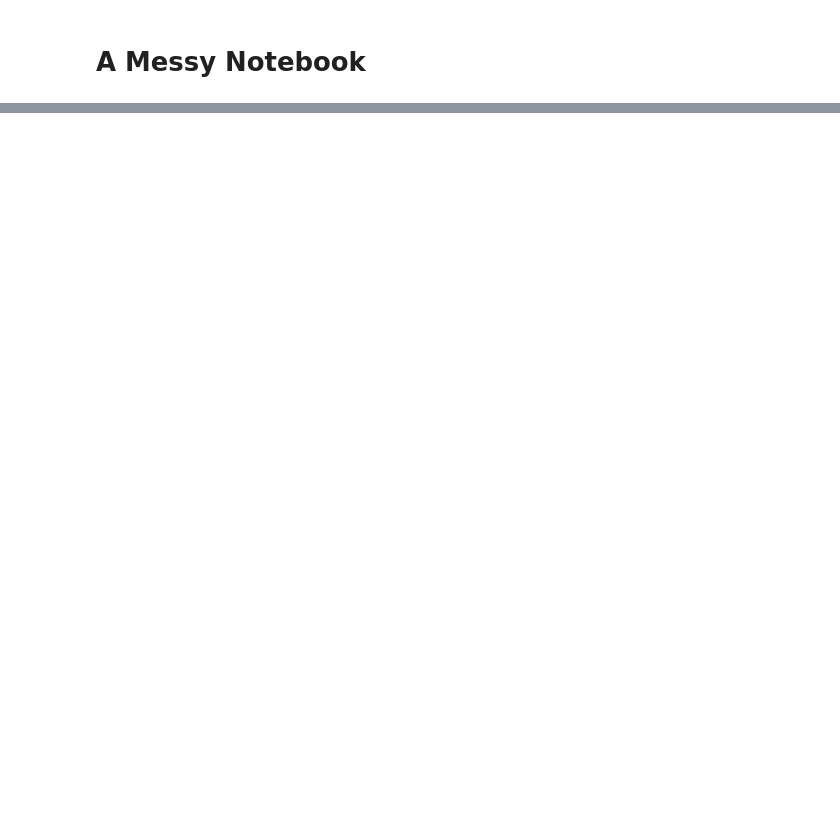
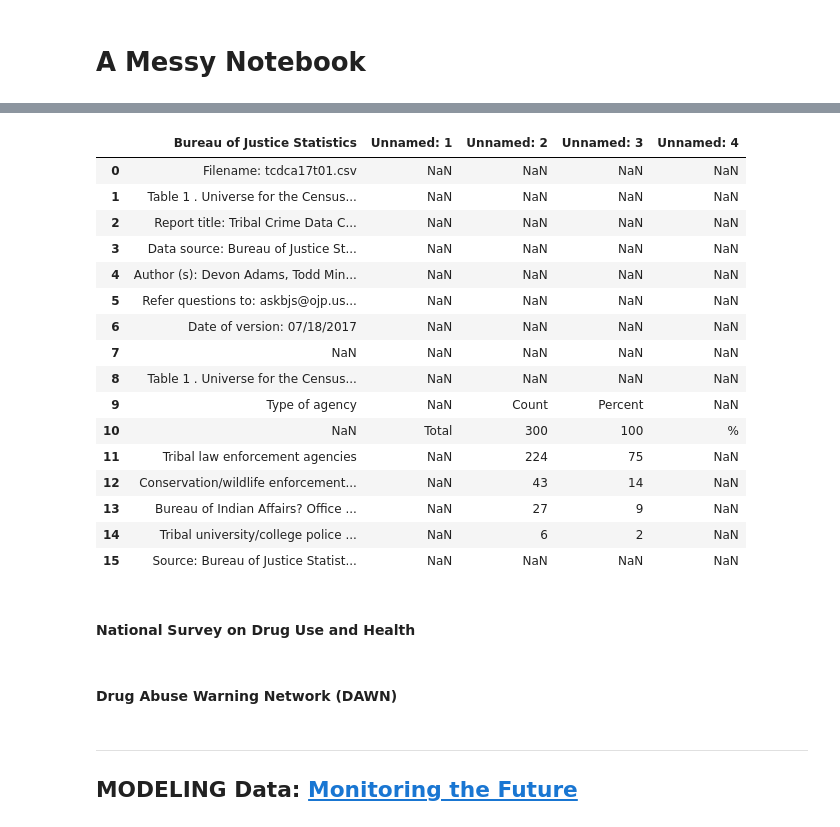
Before and after one commit to Luv2bnanook44/capstone_flatiron, a Jupyter notebook: workspace.ipynb, the cells around one changed output, grey strips where cells are left out. Cells and saved outputs as stored; diff of their text form; code cells hidden in the pictures; blank space fills up the shorter version.

```diff
--- a/workspace.ipynb
+++ b/workspace.ipynb
@@ -255,0 +130,22 @@ plot_confusion_matrix(lr, X_te_ohe, y_test)
+# %%
+tc
+# %% [output]
+|  | Bureau of Justice Statistics | Unnamed: 1 | Unnamed: 2 | Unnamed: 3 | Unnamed: 4 |
+| 0 | Filename: tcdca17t01.csv | NaN | NaN | NaN | NaN |
+| 1 | Table 1 . Universe for the Census... | NaN | NaN | NaN | NaN |
+| 2 | Report title: Tribal Crime Data C... | NaN | NaN | NaN | NaN |
+| 3 | Data source: Bureau of Justice St... | NaN | NaN | NaN | NaN |
+| 4 | Author (s): Devon Adams, Todd Min... | NaN | NaN | NaN | NaN |
+| 5 | Refer questions to: askbjs@ojp.us... | NaN | NaN | NaN | NaN |
+| 6 | Date of version: 07/18/2017 | NaN | NaN | NaN | NaN |
+| 7 | NaN | NaN | NaN | NaN | NaN |
+| 8 | Table 1 . Universe for the Census... | NaN | NaN | NaN | NaN |
+| 9 | Type of agency | NaN | Count | Percent | NaN |
+| 10 | NaN | Total | 300 | 100 | % |
+| 11 | Tribal law enforcement agencies | NaN | 224 | 75 | NaN |
+| 12 | Conservation/wildlife enforcement... | NaN | 43 | 14 | NaN |
+| 13 | Bureau of Indian Affairs? Office ... | NaN | 27 | 9 | NaN |
+| 14 | Tribal university/college police ... | NaN | 6 | 2 | NaN |
+| 15 | Source: Bureau of Justice Statist... | NaN | NaN | NaN | NaN |
+# %% [markdown]
+#### National Survey on Drug Use and Health
@@ -255,0 +154,2 @@ plot_confusion_matrix(lr, X_te_ohe, y_test)
+# %% [markdown]
+#### Drug Abuse Warning Network (DAWN)
@@ -255,0 +159,3 @@ plot_confusion_matrix(lr, X_te_ohe, y_test)
+# %% [markdown]
+*****************
+## MODELING Data: [Monitoring the Future](http://www.monitoringthefuture.org/links.html)
```
Also changed, not shown: parts of 78 cells of this notebook, 8 other files.
